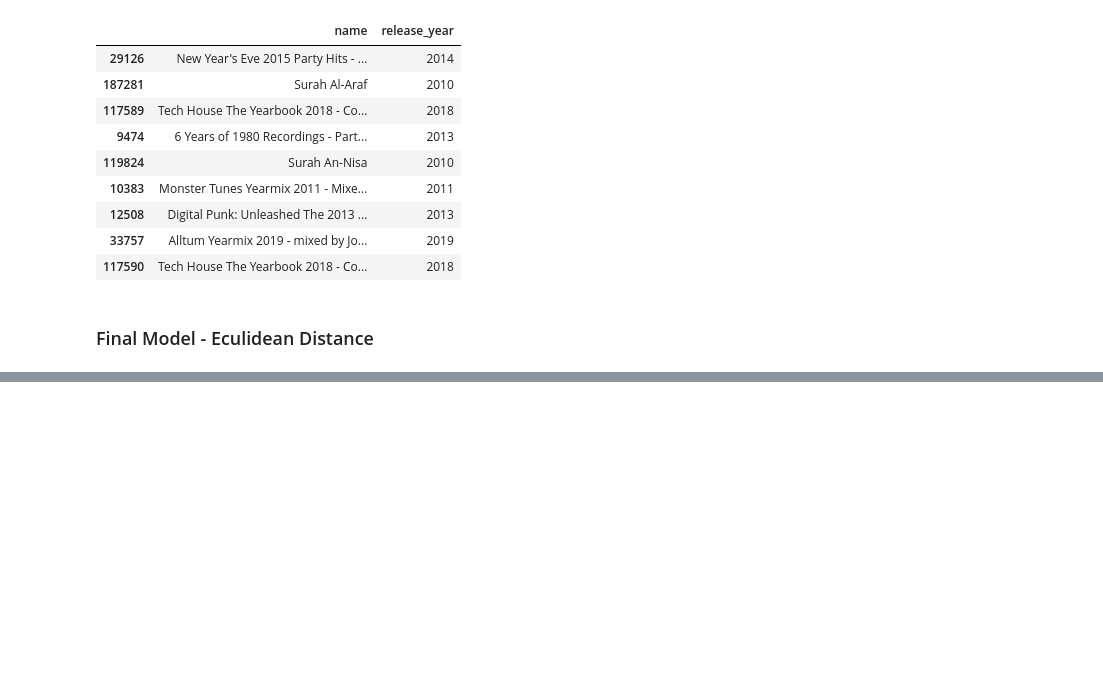
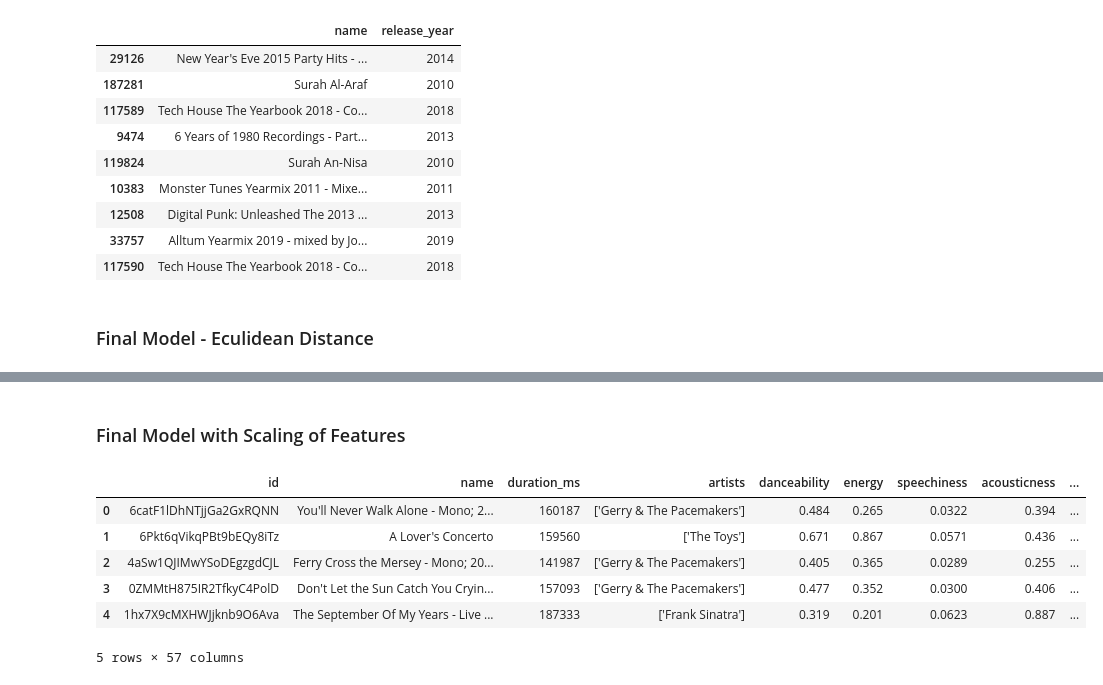
Before and after one commit to dlee0106/song_rec_sys, a Jupyter notebook: Main Notebook.ipynb, the cells around one changed output, grey strips where cells are left out. Drawn from its saved outputs; the diff is of its cells as text; code cells hidden in the pictures; blank space fills up the shorter version.

```diff
--- a/Main Notebook.ipynb
+++ b/Main Notebook.ipynb
@@ -301,0 +328,12 @@ rec_songs('Firework', "['Katy Perry']")
+# %% [markdown]
+### Final Model with Scaling of Features
+# %%
+df_2000.head()
+# %% [output]
+|  | id | name | duration_ms | artists | danceability | energy | speechiness | acousticness | ... |
+| 0 | 6catF1lDhNTjjGa2GxRQNN | You'll Never Walk Alone - Mono; 2... | 160187 | ['Gerry & The Pacemakers'] | 0.484 | 0.265 | 0.0322 | 0.394 | ... |
+| 1 | 6Pkt6qVikqPBt9bEQy8iTz | A Lover's Concerto | 159560 | ['The Toys'] | 0.671 | 0.867 | 0.0571 | 0.436 | ... |
+| 2 | 4aSw1QJIMwYSoDEgzgdCJL | Ferry Cross the Mersey - Mono; 20... | 141987 | ['Gerry & The Pacemakers'] | 0.405 | 0.365 | 0.0289 | 0.255 | ... |
+| 3 | 0ZMMtH875IR2TfkyC4PolD | Don't Let the Sun Catch You Cryin... | 157093 | ['Gerry & The Pacemakers'] | 0.477 | 0.352 | 0.0300 | 0.406 | ... |
+| 4 | 1hx7X9cMXHWJjknb9O6Ava | The September Of My Years - Live ... | 187333 | ['Frank Sinatra'] | 0.319 | 0.201 | 0.0623 | 0.887 | ... |
+5 rows × 57 columns
```
Also changed, not shown: parts of 14 cells of this notebook.
